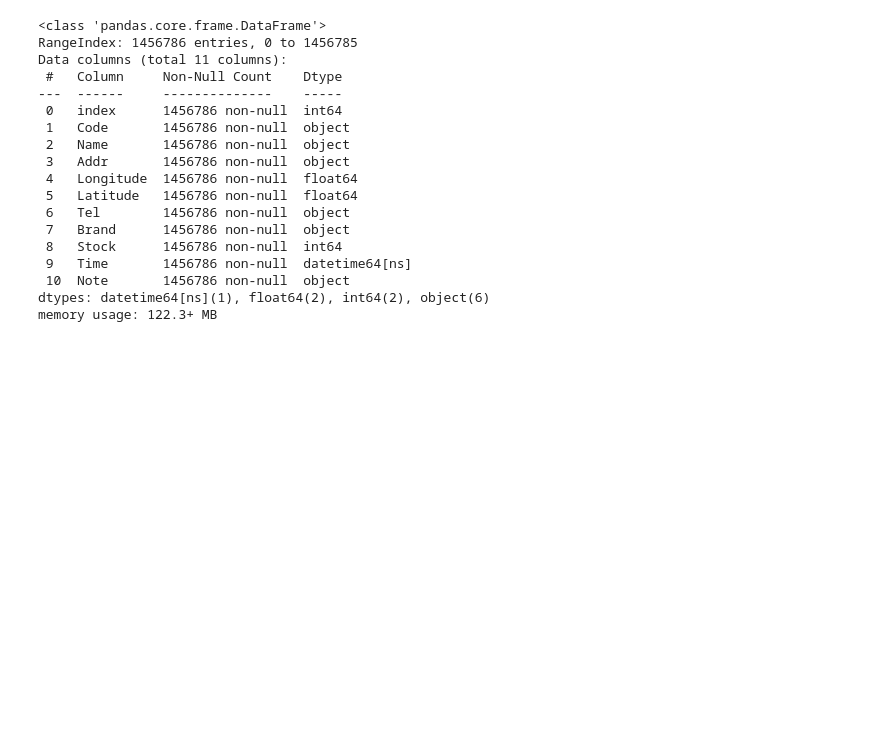
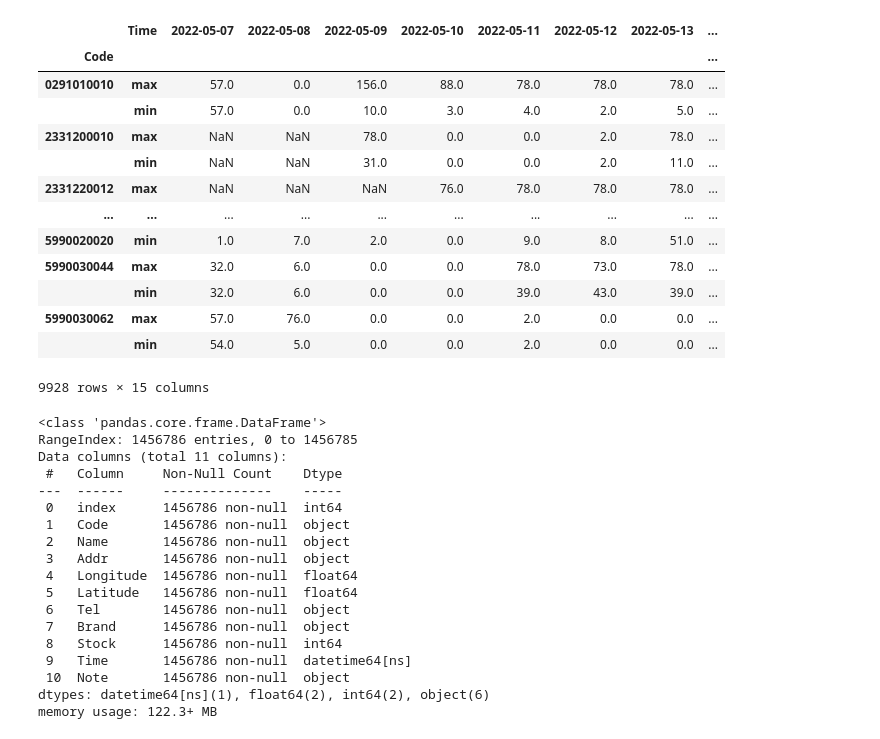
Before and after one commit to falcon0125/CovidRapidTest, a Jupyter notebook: plot.ipynb, the cells around one changed output. Cells and saved outputs as stored; diff of their text form; code cells hidden in the pictures; blank space fills up the shorter version.

```diff
--- a/plot.ipynb
+++ b/plot.ipynb
@@ -43,0 +52,6 @@ df[df.Time == df.Time.min()]
+# %%
+gdf['Sell'] = gdf['max']-gdf['min']
+# %%
+gdf = gdf.reset_index()
+# %%
+pharm_list.set_index('Code').Addr.str.slice(0,3)
@@ -43,0 +88,2 @@ df[df.Time == df.Time.min()]
+# %%
+gdf = gdf.join(pharm_list.set_index('Code').Addr.str.slice(0,3), on='Code',)
@@ -44,3 +179,20 @@ df[df.Time == df.Time.min()]
+# %%
+gdf.fillna(0).unstack().stack(level=0)
+# %% [output]
+|  | Time | 2022-05-07 | 2022-05-08 | 2022-05-09 | 2022-05-10 | 2022-05-11 | 2022-05-12 | 2022-05-13 | ... |
+| Code |  |  |  |  |  |  |  |  | ... |
+| 0291010010 | max | 57.0 | 0.0 | 156.0 | 88.0 | 78.0 | 78.0 | 78.0 | ... |
+|  | min | 57.0 | 0.0 | 10.0 | 3.0 | 4.0 | 2.0 | 5.0 | ... |
+| 2331200010 | max | NaN | NaN | 78.0 | 0.0 | 0.0 | 2.0 | 78.0 | ... |
+|  | min | NaN | NaN | 31.0 | 0.0 | 0.0 | 2.0 | 11.0 | ... |
+| 2331220012 | max | NaN | NaN | NaN | 76.0 | 78.0 | 78.0 | 78.0 | ... |
+| ... | ... | ... | ... | ... | ... | ... | ... | ... | ... |
+| 5990020020 | min | 1.0 | 7.0 | 2.0 | 0.0 | 9.0 | 8.0 | 51.0 | ... |
+| 5990030044 | max | 32.0 | 6.0 | 0.0 | 0.0 | 78.0 | 73.0 | 78.0 | ... |
+|  | min | 32.0 | 6.0 | 0.0 | 0.0 | 39.0 | 43.0 | 39.0 | ... |
+| 5990030062 | max | 57.0 | 76.0 | 0.0 | 0.0 | 2.0 | 0.0 | 0.0 | ... |
+|  | min | 54.0 | 5.0 | 0.0 | 0.0 | 2.0 | 0.0 | 0.0 | ... |
+9928 rows × 15 columns
 # %%
 lat = 22.649242
 lon = 120.310989
```
Also changed, not shown: parts of 20 cells of this notebook, 4 other files.
